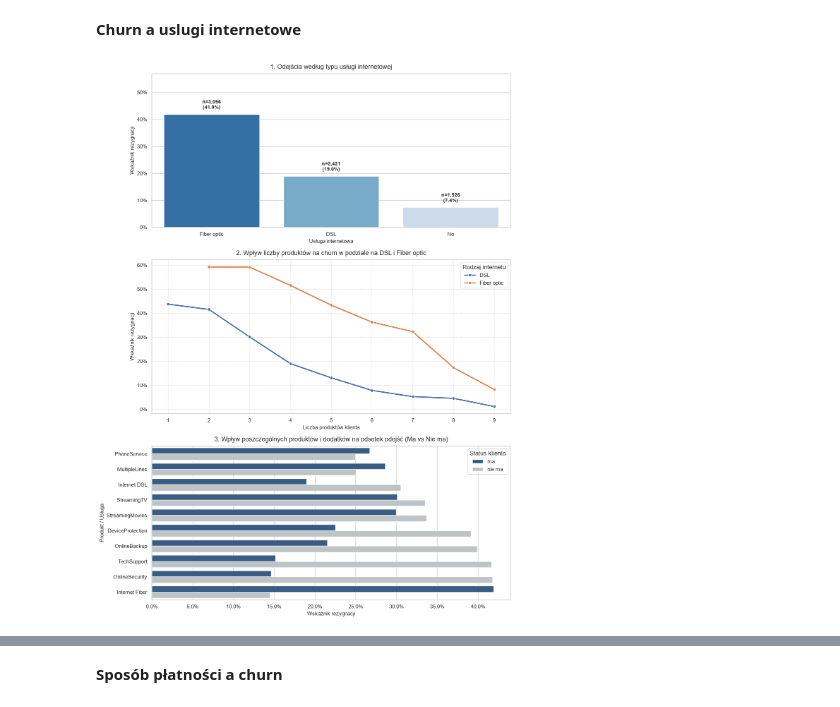
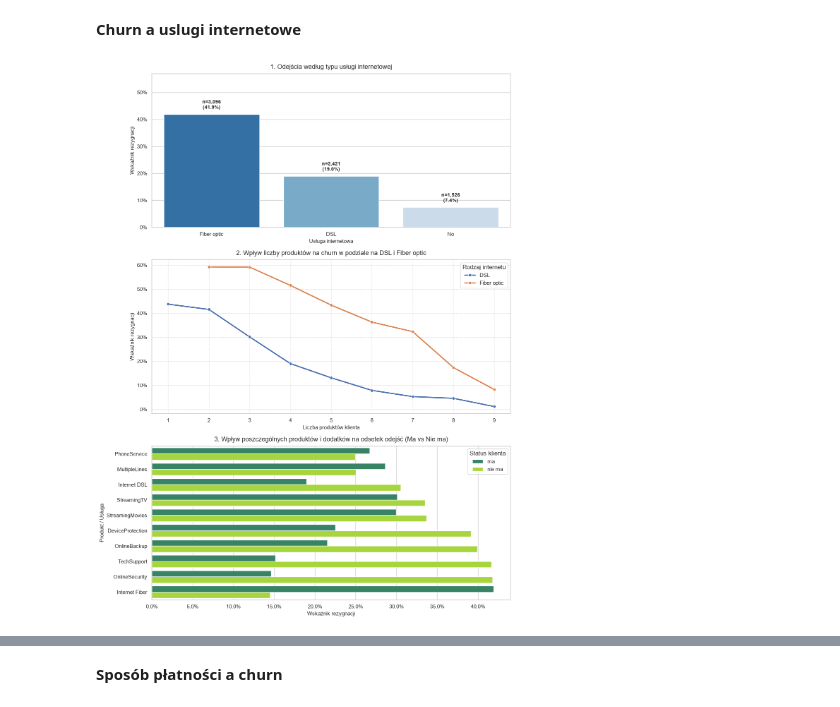
Before and after one commit to sylwiamarlenga-netizen/project-telco-churn, a Jupyter notebook: notebooks/01_eda.ipynb, the cells around one changed output, grey strips where cells are left out. Saved outputs shown, nothing was run; the diff lists cells and outputs as text; code cells hidden in the pictures.

```diff
--- a/notebooks/01_eda.ipynb
+++ b/notebooks/01_eda.ipynb
@@ -590,32 +591,32 @@ axes[1].set_title(
 )
 axes[1].set_xlabel('Liczba produktów klienta', fontsize=11)
 axes[1].set_ylabel('Wskaźnik rezygnacji', fontsize=11)
 axes[1].yaxis.set_major_formatter(ticker.PercentFormatter(1.0))
 axes[1].grid(True, linestyle='--', alpha=0.5)
 axes[1].legend(title='Rodzaj internetu')
 
 
 sns.barplot(
     data=product_effect,
     y='produkt',
     x='churn_rate',
     hue='grupa',
     order=product_order,
-    palette={'ma': '#2b5c8f', 'nie ma': '#bdc3c7'},
+    palette={'ma': '#2b8f69', 'nie ma': '#b1ee25'},
     ax=axes[2],
 )
 axes[2].set_title(
     '3. Wpływ poszczególnych produktów i dodatków na odsetek odejść (Ma vs Nie'
     ' ma)',
     fontsize=13,
     pad=10,
 )
 axes[2].set_xlabel('Wskaźnik rezygnacji', fontsize=11)
 axes[2].set_ylabel('Produkt / Usługa', fontsize=11)
 axes[2].xaxis.set_major_formatter(ticker.PercentFormatter(1.0))
 axes[2].legend(title='Status klienta')
 
 plt.tight_layout()
 plt.show()
 # %% [output]
-[figure, old version]
+[figure, new version]
```
Also changed, not shown: parts of 15 cells of this notebook, 3 other files.
